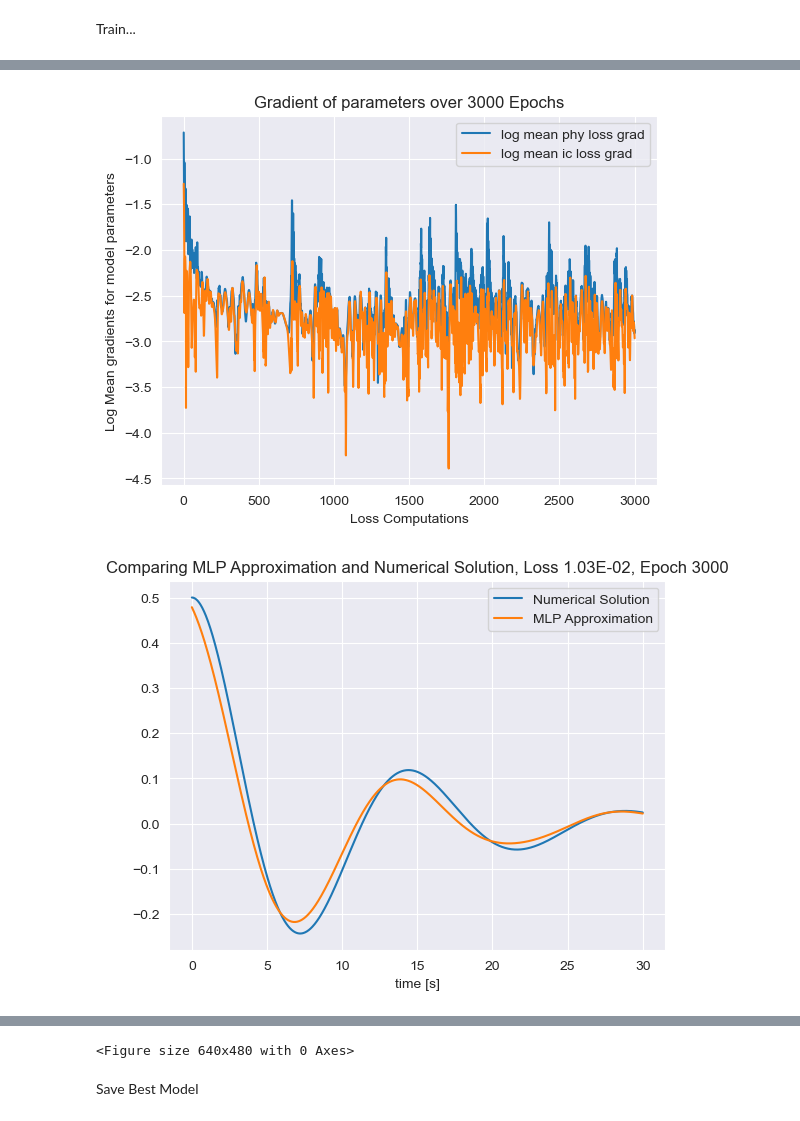
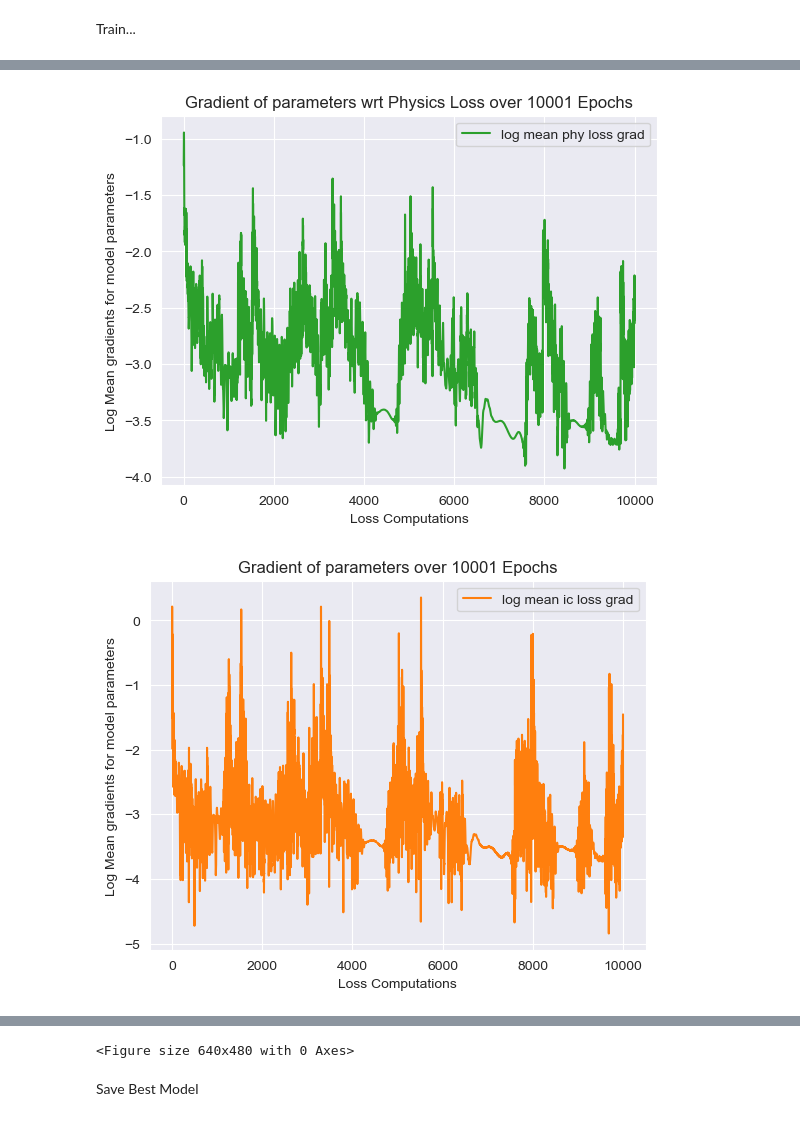
Before and after one commit to RoshenS/PINNs, a Jupyter notebook: PINN temp code.ipynb, the cells around one changed output, grey strips where cells are left out. Saved outputs shown, nothing was run; the diff lists cells and outputs as text; code cells hidden in the pictures.

```diff
--- a/PINN temp code.ipynb
+++ b/PINN temp code.ipynb
@@ -22,7 +22,7 @@ $ F(t) -c \frac{d\mathbf{x}}{d t}(t) - kx(t) = m\frac{d\mathbf{x^2}}{d t}(t)$
 $\frac{d\mathbf{x^2}}{d t}(t) = ( F(t) -c \frac{d\mathbf{x}}{d t}(t) - kx(t) ) /m$
 # %%
 # Physical Parameters, c = damping constant, k =  stiffness of spring, m = mass.
-p = dict(c=2, k=2, m=10, F=0, x0=0.5, dx0dt=0)
+p = dict(c=3, k=2, m=10, F=0, x0=0.5, dx0dt=0)
 p['d2x0dt2'] = (p['F'] - p['c']*p['dx0dt'] - p['k']*p['x0']) / p['m']
 #initial conditions
 x0 = [p['x0'],p['dx0dt']]
@@ -110,7 +110,7 @@ Creating vectors for all parameters to be modelled
 # %%
 train_tuple = tuple()
 # Range of t to be modelled [0,30]S
-t_train = torch.linspace(0,30,64).view(-1,1)
+t_train = torch.linspace(0,30,128).view(-1,1)
 train_tuple += (t_train,)
 
 #setting other variables as constants
@@ -281,7 +283,7 @@ def loss_fn(model, batch):
     loss_absolute = phy_loss + ic_loss
 
     optim.zero_grad()
-    ic_loss.backward(retain_graph=True)
+    ic_loss_weighted.backward(retain_graph=True)
     temp = list()
     for name, param in model.named_parameters():
         if param.grad is not None:
@@ -315,21 +317,28 @@ def checkpoint(best_model):
 Plot Training Data
 # %%
 def plot_train():
-    plt.plot(np.log10(prev_loss))
-    plt.title(f"Log Loss over {epoch} Epochs")
+    plt.plot(np.log10(prev_loss),c='tab:blue',label='Log Loss')
+    plt.title(f"Log Loss over {len(prev_loss)} Epochs")
     plt.xlabel("Epoch")
     plt.ylabel("Log Loss")
     plt.show()
     plt.clf()
 
-    plt.plot(torch.log10(torch.mean(torch.abs(torch.stack(phy_grads,1)),0)).cpu(),label='log mean phy loss grad')
-    plt.plot(torch.log10(torch.mean(torch.abs(torch.stack(ic_grads,1)),0)).cpu(),label='log mean ic loss grad')
-    plt.title(f"Gradient of parameters over {epoch} Epochs")
+    plt.plot(torch.log10(torch.mean(torch.abs(torch.stack(phy_grads,1)),0)).cpu(),label='log mean phy loss grad',c='tab:green')
+    plt.title(f"Gradient of parameters wrt Physics Loss over {len(prev_loss)} Epochs")
     plt.xlabel("Loss Computations")
     plt.ylabel("Log Mean gradients for model parameters")
     plt.legend()
     plt.show()
     plt.clf()
+
+    plt.plot(torch.log10(torch.mean(torch.abs(torch.stack(ic_grads,1)),0)).cpu(),label='log mean ic loss grad',c='tab:orange')
+    plt.title(f"Gradient of parameters over {len(prev_loss)} Epochs")
+    plt.xlabel("Loss Computations")
+    plt.ylabel("Log Mean gradients for model parameters")
+    plt.legend()
+    plt.show()
+    plt.clf()
 # %% [markdown]
 Optim
 # %%
@@ -347,7 +356,7 @@ def closure():
 Train...
 # %%
 # train
-n_epochs = 3001
+n_epochs = 10001
 prev_loss = list()
 
 for epoch in range(n_epochs):
@@ -355,12 +364,11 @@ for epoch in range(n_epochs):
     optim.step(closure)
     best_model = checkpoint(best_model)
 
-    #if not (epoch%w_update):
-    #    ic_weight = weight_update(w_update)
+    if not (epoch%w_update):
+        ic_weight = weight_update(w_update)
 
     if not (epoch%250):
         print(f'Finished epoch {epoch}, latest loss {prev_loss[-1]:.2E}')
 
 plot_train()
-plot_comp()
 # %% [output]
@@ -381,2 +393,2 @@ Finished epoch 3000, latest loss 1.14E-02
-[figure, old version]
+[figure, new version]
-[figure, old version]
+[figure, new version]
```
Also changed, not shown: parts of 5 cells of this notebook, 4 other files.
